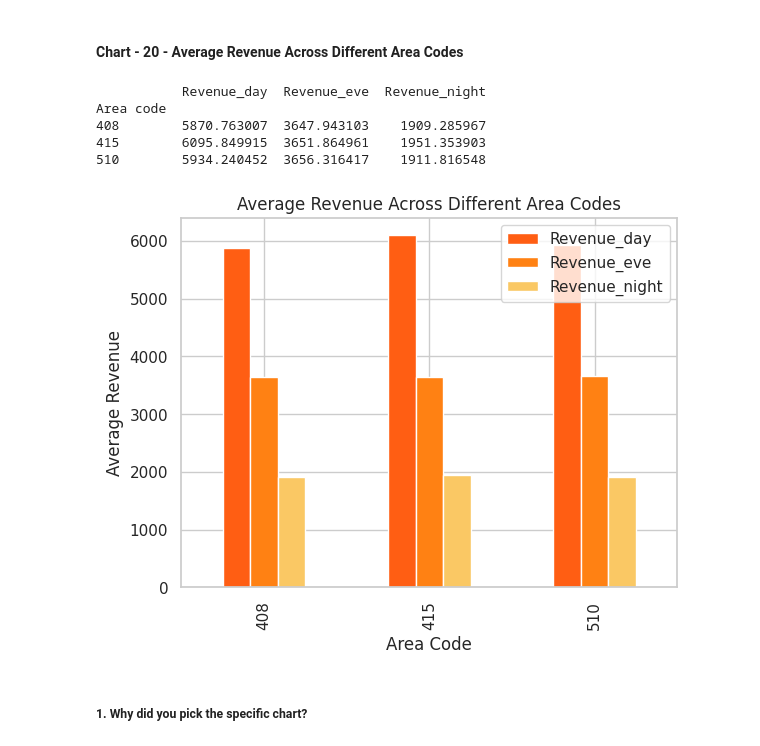
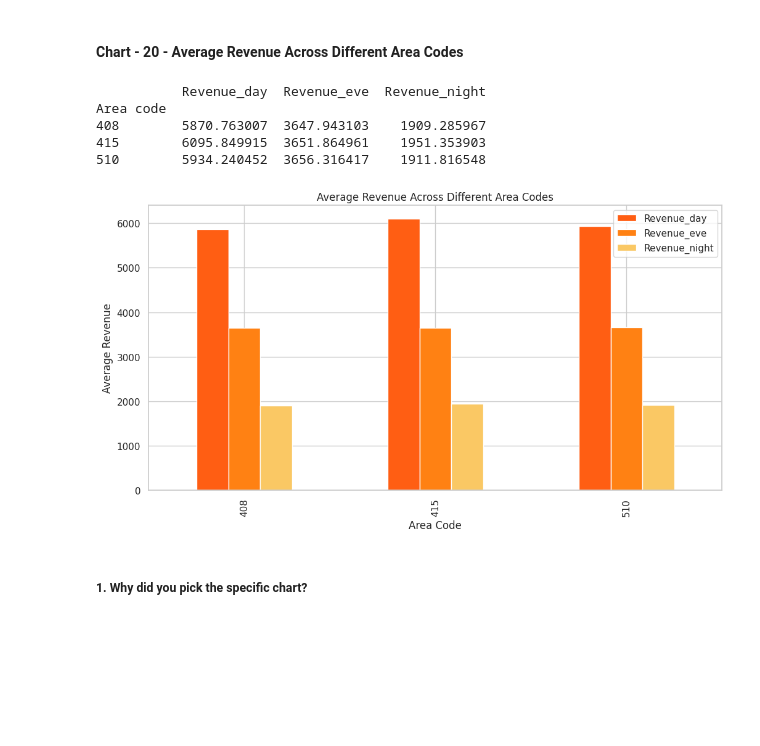
Before and after one commit to mansi-guptaa/Orange-Telecom-Churn-Analysis, a Jupyter notebook: EDA_TELECOM_CHURN_ANALYSIS_BY_MANSI_GUPTA.ipynb, the cells around one changed output. Saved outputs shown, nothing was run; the diff lists cells and outputs as text; code cells hidden in the pictures; blank space fills up the shorter version.

```diff
--- a/EDA_TELECOM_CHURN_ANALYSIS_BY_MANSI_GUPTA.ipynb
+++ b/EDA_TELECOM_CHURN_ANALYSIS_BY_MANSI_GUPTA.ipynb
@@ -1350,25 +1348,25 @@ Identifying high charges per minute for international calls suggests potential o
 # %%
 # Group the data by 'Area code' and calculate total revenue for each time period
 group_area = tele_df.groupby("Area code")
 revenue = group_area.agg({"Revenue_day": "mean", "Revenue_eve": "mean", "Revenue_night": "mean"})
 print(revenue)
 # Plot the bar chart
-revenue.plot(kind="bar", color = ['#FF5E13', '#FF8113', '#FAC864'])
+revenue.plot(kind="bar", color = ['#FF5E13', '#FF8113', '#FAC864'],figsize=(12,6))
 
 # Add labels and title
 plt.xlabel('Area Code')
 plt.ylabel('Average Revenue')
 plt.title('Average Revenue Across Different Area Codes')
 
 # Show the plot
 plt.show()
 # %% [output]
            Revenue_day  Revenue_eve  Revenue_night
 Area code
 408        5870.763007  3647.943103    1909.285967
 415        6095.849915  3651.864961    1951.353903
 510        5934.240452  3656.316417    1911.816548
-[figure, old version]
+[figure, new version]
 # %% [markdown]
 ##### 1. Why did you pick the specific chart?
 # %% [markdown]
```
Also changed, not shown: parts of 11 cells of this notebook.
